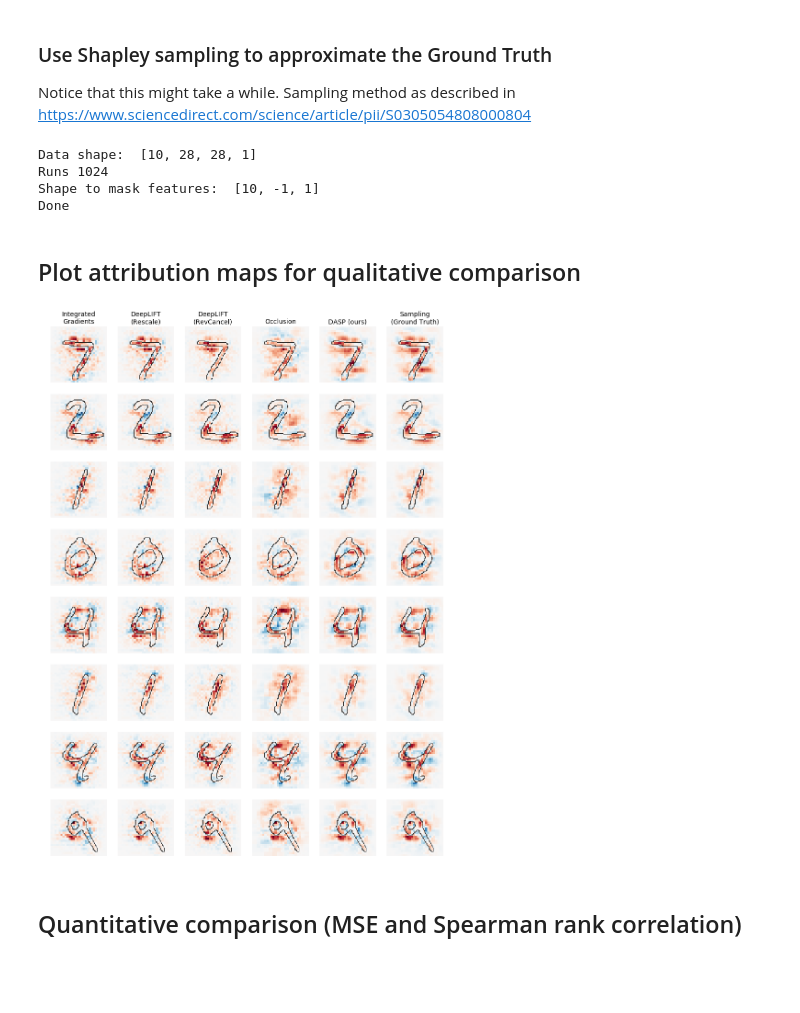
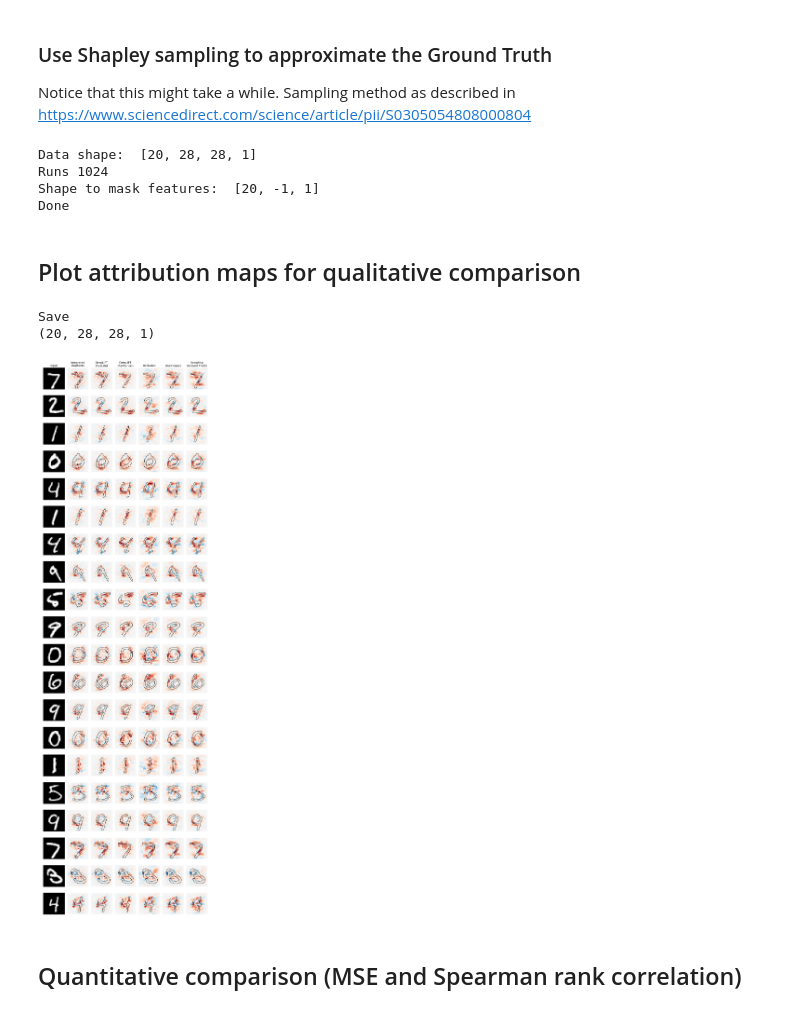
Before and after one commit to marcoancona/DASP, a Jupyter notebook: examples/mnist_cnn/mnist_cnn_keras.ipynb, the cells around one changed output. Drawn from its saved outputs; the diff is of its cells as text; code cells hidden in the pictures; blank space fills up the shorter version.

```diff
--- a/examples/mnist_cnn/mnist_cnn_keras.ipynb
+++ b/examples/mnist_cnn/mnist_cnn_keras.ipynb
@@ -55,7 +55,7 @@ Using Keras: 2.2.4
 # %%
 # Build and train a network.
 
-SKIP_TRAIN = False # after first run, this can be set to True
+SKIP_TRAIN = True # after first run, this can be set to True
 saved_model_file = '.model_cnn.h5'
 saved_model_weights_file = '.model_weights.h5'
 
@@ -138,8 +138,8 @@ Test accuracy: 0.9891
 # %% [markdown]
 ### Define a subset of the test set to generate explanations for
 # %%
-xs = x_test[0:10]
-ys = y_test[0:10]
+xs = x_test[0:20]
+ys = y_test[0:20]
 
 a_intgrad = np.zeros_like(xs)
 a_res = np.zeros_like(xs)
@@ -262,9 +262,9 @@ from utils.shapley_sampling import run_shapley_sampling
 a_sampling = run_shapley_sampling(fModel, xs, ys, runs=2**10, feat_dims=[1,2])
 print ("Done")
 # %% [output]
-Data shape:  [10, 28, 28, 1]
+Data shape:  [20, 28, 28, 1]
 Runs 1024
-Shape to mask features:  [10, -1, 1]
+Shape to mask features:  [20, -1, 1]
 Done
 # %% [markdown]
 ## Plot attribution maps for qualitative comparison
@@ -280,12 +280,14 @@ attributions = [
 # %%
 # Plot attributions
 %matplotlib inline
 from utils.utils import plot_attribution_maps
 
 # Plot all
-plot_attribution_maps("mnist_cnn", xs, [x[1] for x in attributions], [x[0] for x in attributions], idxs=range(8))
+plot_attribution_maps("mnist_cnn", xs, [x[1] for x in attributions], [x[0] for x in attributions], idxs=range(20), show_original=True, save_separate=True)
 # %% [output]
+Save
+(20, 28, 28, 1)
-[figure, old version]
+[figure, new version]
 # %% [markdown]
 ## Quantitative comparison (MSE and Spearman rank correlation)
 # %%
```
Also changed, not shown: parts of 3 cells of this notebook, 11 other files.
